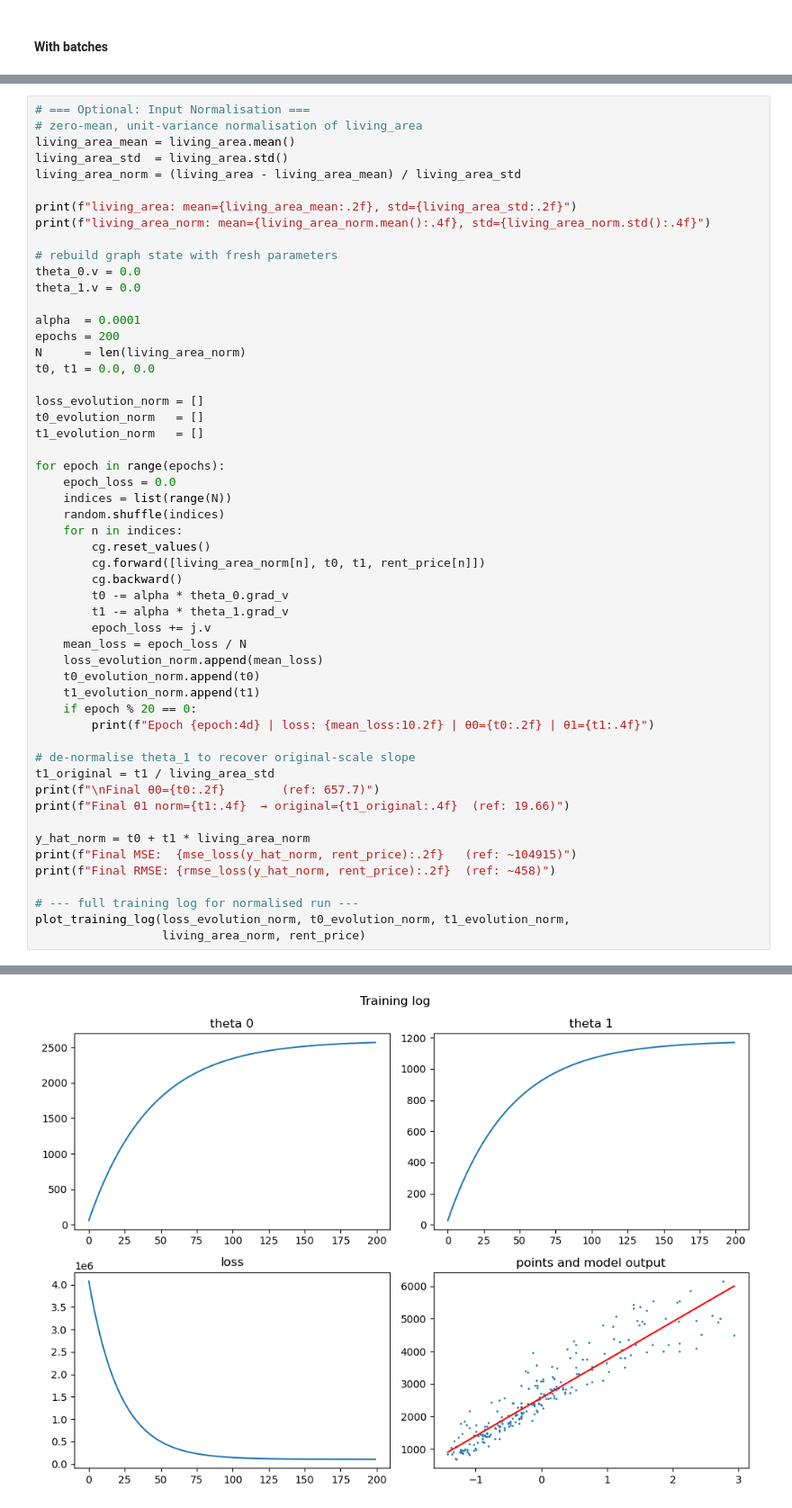
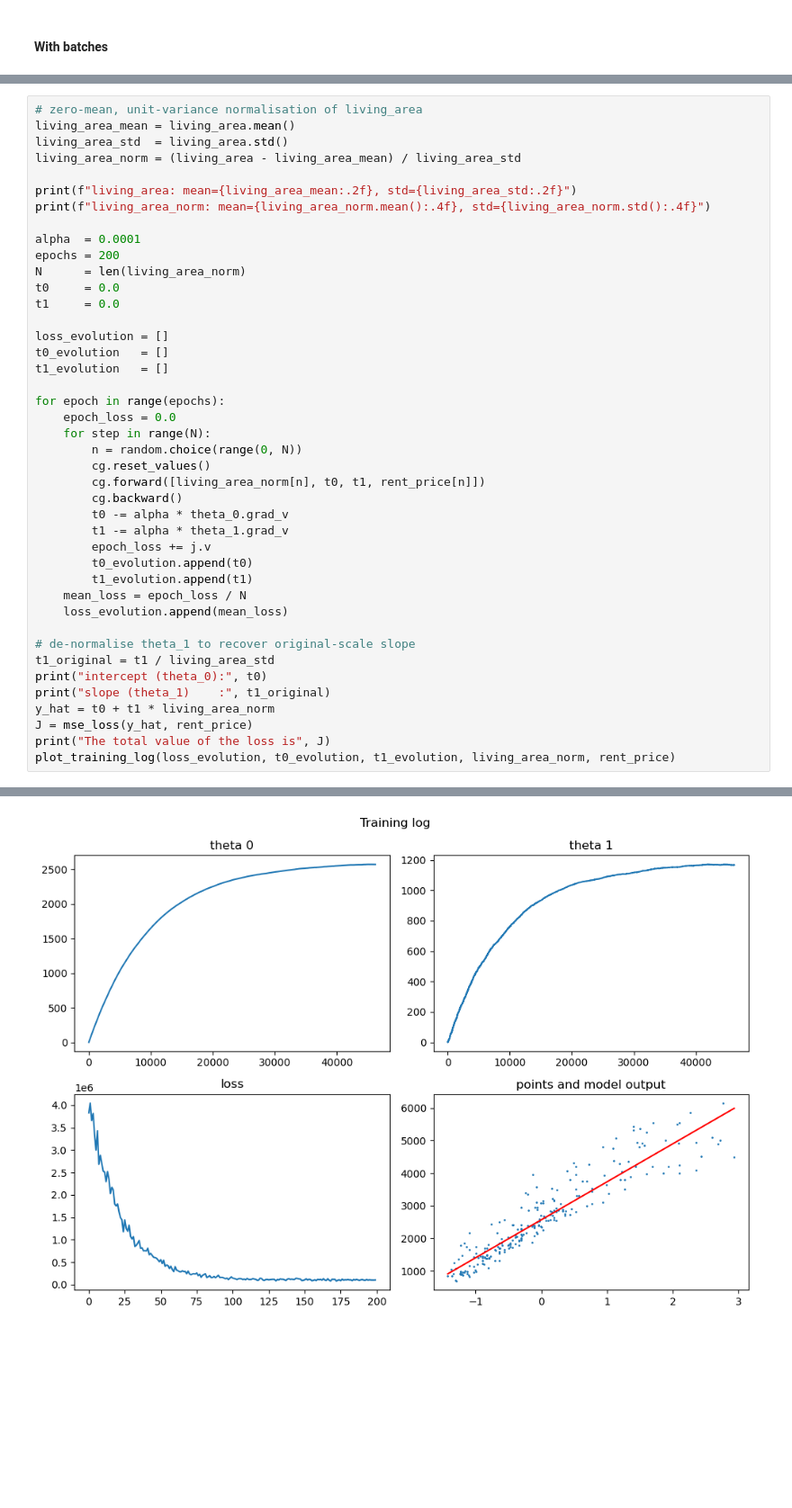
Before and after one commit to marcosncosta1/DeepLearning_practical_2, a Jupyter notebook: student-input/cg-linear-regression-stud.ipynb, the cells around one changed output, grey strips where cells are left out. Shown at 90% size. Cells and saved outputs as stored; diff of their text form; blank space fills up the shorter version.

```diff
--- a/student-input/cg-linear-regression-stud.ipynb
+++ b/student-input/cg-linear-regression-stud.ipynb
@@ -773,5 +758,4 @@ Normalising the input removes the scale mismatch between θ₀ and θ₁ that ca
 # %%
-# === Optional: Input Normalisation ===
 # zero-mean, unit-variance normalisation of living_area
 living_area_mean = living_area.mean()
 living_area_std  = living_area.std()
@@ -780,49 +764,39 @@ living_area_norm = (living_area - living_area_mean) / living_area_std
 print(f"living_area: mean={living_area_mean:.2f}, std={living_area_std:.2f}")
 print(f"living_area_norm: mean={living_area_norm.mean():.4f}, std={living_area_norm.std():.4f}")
 
-# rebuild graph state with fresh parameters
-theta_0.v = 0.0
-theta_1.v = 0.0
-
 alpha  = 0.0001
 epochs = 200
 N      = len(living_area_norm)
-t0, t1 = 0.0, 0.0
+t0     = 0.0
+t1     = 0.0
 
-loss_evolution_norm = []
-t0_evolution_norm   = []
-t1_evolution_norm   = []
+loss_evolution = []
+t0_evolution   = []
+t1_evolution   = []
 
 for epoch in range(epochs):
     epoch_loss = 0.0
-    indices = list(range(N))
-    random.shuffle(indices)
-    for n in indices:
+    for step in range(N):
+        n = random.choice(range(0, N))
         cg.reset_values()
         cg.forward([living_area_norm[n], t0, t1, rent_price[n]])
         cg.backward()
         t0 -= alpha * theta_0.grad_v
         t1 -= alpha * theta_1.grad_v
         epoch_loss += j.v
+        t0_evolution.append(t0)
+        t1_evolution.append(t1)
     mean_loss = epoch_loss / N
-    loss_evolution_norm.append(mean_loss)
-    t0_evolution_norm.append(t0)
-    t1_evolution_norm.append(t1)
-    if epoch % 20 == 0:
-        print(f"Epoch {epoch:4d} | loss: {mean_loss:10.2f} | θ0={t0:.2f} | θ1={t1:.4f}")
+    loss_evolution.append(mean_loss)
 
 # de-normalise theta_1 to recover original-scale slope
 t1_original = t1 / living_area_std
-print(f"\nFinal θ0={t0:.2f}        (ref: 657.7)")
-print(f"Final θ1 norm={t1:.4f}  → original={t1_original:.4f}  (ref: 19.66)")
-
-y_hat_norm = t0 + t1 * living_area_norm
-print(f"Final MSE:  {mse_loss(y_hat_norm, rent_price):.2f}   (ref: ~104915)")
-print(f"Final RMSE: {rmse_loss(y_hat_norm, rent_price):.2f}  (ref: ~458)")
-
-# --- full training log for normalised run ---
-plot_training_log(loss_evolution_norm, t0_evolution_norm, t1_evolution_norm,
-                  living_area_norm, rent_price)
+print("intercept (theta_0):", t0)
+print("slope (theta_1)    :", t1_original)
+y_hat = t0 + t1 * living_area_norm
+J = mse_loss(y_hat, rent_price)
+print("The total value of the loss is", J)
+plot_training_log(loss_evolution, t0_evolution, t1_evolution, living_area_norm, rent_price)
 # %% [output]
 living_area: mean=98.50, std=60.11
 living_area_norm: mean=0.0000, std=1.0000
@@ -844 +806 @@ Final RMSE: 458.94  (ref: ~458)
-[figure, old version]
+[figure, new version]
```
Also changed, not shown: parts of 12 cells of this notebook.
